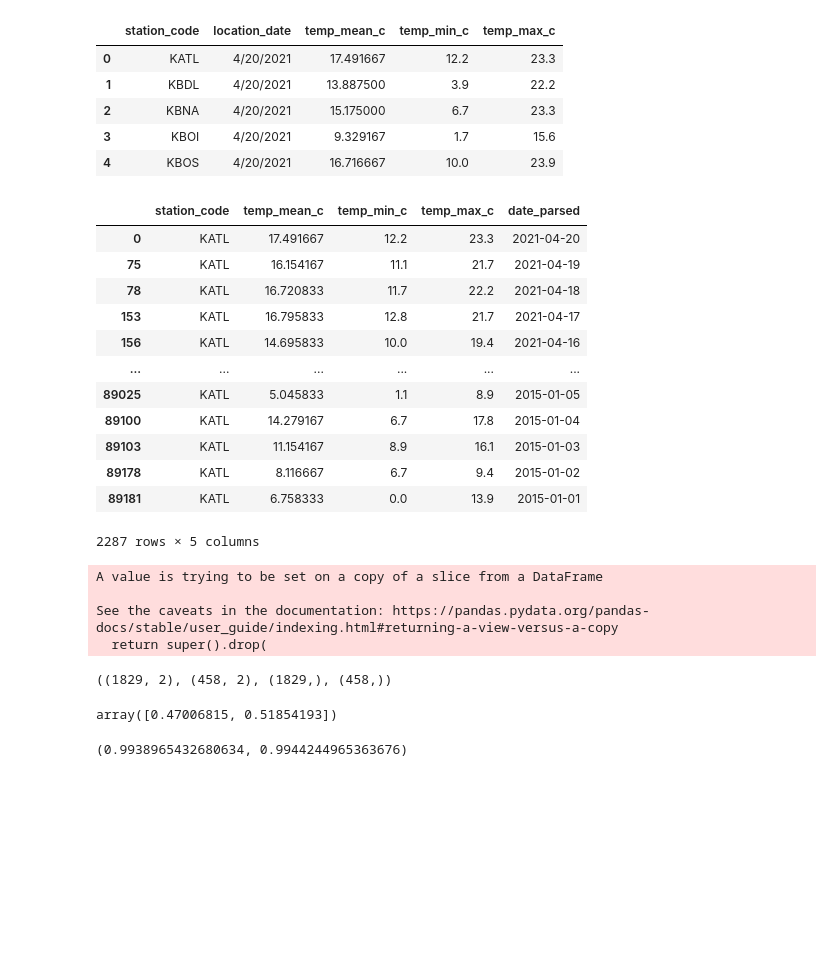
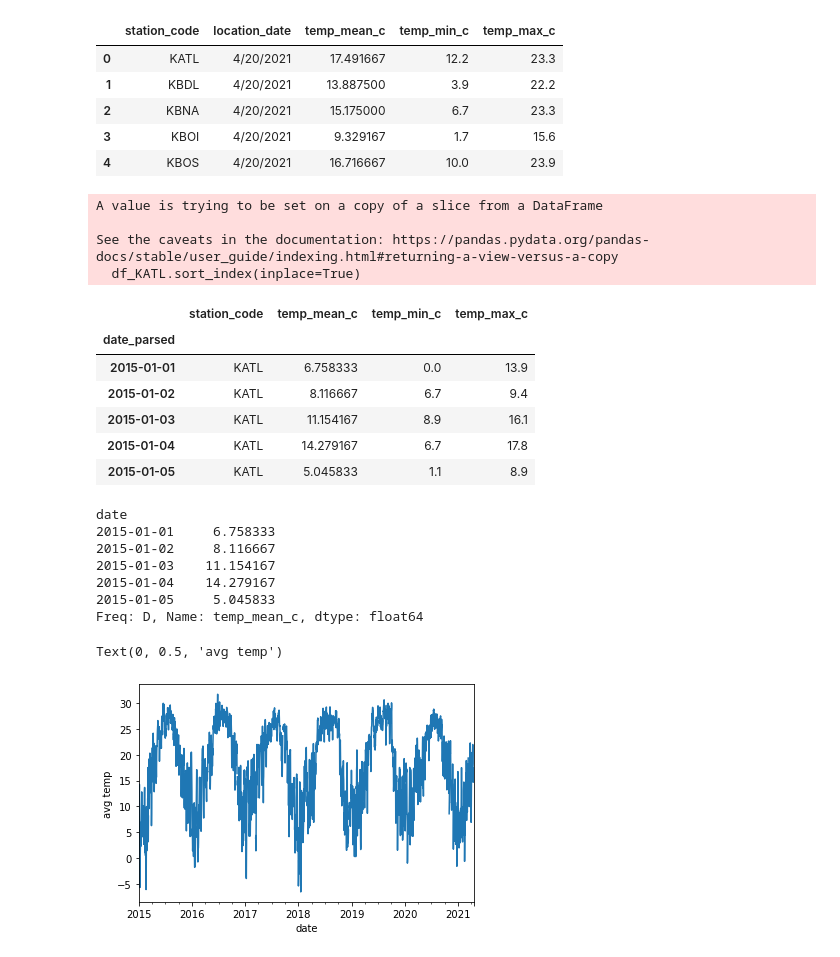
Before and after one commit to cadenforrest/weather, a Jupyter notebook: weather.ipynb, the cells around one changed output. Saved outputs shown, nothing was run; the diff lists cells and outputs as text; code cells hidden in the pictures; blank space fills up the shorter version.

```diff
--- a/weather.ipynb
+++ b/weather.ipynb
@@ -65,50 +65,20 @@ dftemp.drop(columns=['location_date'], inplace=True)
 # %%
 #group by station
 grouped = dftemp.groupby(dftemp.station_code)
 df_KATL = grouped.get_group("KATL")
-df_KATL
+#sort by date
+df_KATL.set_index('date_parsed', inplace=True)
+df_KATL.sort_index(inplace=True)
+df_KATL.head()
 # %% [output]
+A value is trying to be set on a copy of a slice from a DataFrame
+
+See the caveats in the documentation: https://pandas.pydata.org/pandas-docs/stable/user_guide/indexing.html#returning-a-view-versus-a-copy
+  df_KATL.sort_index(inplace=True)
-|  | station_code | temp_mean_c | temp_min_c | temp_max_c | date_parsed |
-| 0 | KATL | 17.491667 | 12.2 | 23.3 | 2021-04-20 |
-| 75 | KATL | 16.154167 | 11.1 | 21.7 | 2021-04-19 |
-| 78 | KATL | 16.720833 | 11.7 | 22.2 | 2021-04-18 |
-| 153 | KATL | 16.795833 | 12.8 | 21.7 | 2021-04-17 |
-| 156 | KATL | 14.695833 | 10.0 | 19.4 | 2021-04-16 |
-| ... | ... | ... | ... | ... | ... |
-| 89025 | KATL | 5.045833 | 1.1 | 8.9 | 2015-01-05 |
-| 89100 | KATL | 14.279167 | 6.7 | 17.8 | 2015-01-04 |
-| 89103 | KATL | 11.154167 | 8.9 | 16.1 | 2015-01-03 |
-| 89178 | KATL | 8.116667 | 6.7 | 9.4 | 2015-01-02 |
-| 89181 | KATL | 6.758333 | 0.0 | 13.9 | 2015-01-01 |
+|  | station_code | temp_mean_c | temp_min_c | temp_max_c |
+| date_parsed |  |  |  |  |
+| 2015-01-01 | KATL | 6.758333 | 0.0 | 13.9 |
+| 2015-01-02 | KATL | 8.116667 | 6.7 | 9.4 |
+| 2015-01-03 | KATL | 11.154167 | 8.9 | 16.1 |
+| 2015-01-04 | KATL | 14.279167 | 6.7 | 17.8 |
+| 2015-01-05 | KATL | 5.045833 | 1.1 | 8.9 |
-2287 rows × 5 columns
-# %%
-y = df_KATL.temp_mean_c.values
-df_KATL.drop(columns=['temp_mean_c', 'date_parsed', 'station_code'], inplace=True)
-x = df_KATL.values
-# %% [output]
-A value is trying to be set on a copy of a slice from a DataFrame
-
-See the caveats in the documentation: https://pandas.pydata.org/pandas-docs/stable/user_guide/indexing.html#returning-a-view-versus-a-copy
-  return super().drop(
-# %%
-from sklearn.model_selection import train_test_split
-
-xtrain, xtest, ytrain, ytest = train_test_split(x, y, test_size = 0.2, random_state=1)
-
-xtrain.shape, xtest.shape, ytrain.shape, ytest.shape
-# %% [output]
-((1829, 2), (458, 2), (1829,), (458,))
-# %%
-#make linear regression
-from sklearn import linear_model
-
-reg = linear_model.LinearRegression()
-reg.fit(xtrain, ytrain)
-reg.coef_
-# %% [output]
-array([0.47006815, 0.51854193])
-# %%
-#check score on train and test sets. best possible = 1.0
-reg.score(xtrain, ytrain), reg.score(xtest, ytest)
-# %% [output]
-(0.9938965432680634, 0.9944244965363676)
@@ -116,0 +85,19 @@ reg.score(xtrain, ytrain), reg.score(xtest, ytest)
+# %%
+y = df_KATL.temp_mean_c
+y.index.name = 'date'
+y = y.resample('1D').last()
+y.head()
+# %% [output]
+date
+2015-01-01     6.758333
+2015-01-02     8.116667
+2015-01-03    11.154167
+2015-01-04    14.279167
+2015-01-05     5.045833
+Freq: D, Name: temp_mean_c, dtype: float64
+# %%
+ax = y.plot()
+ax.set_ylabel('avg temp')
+# %% [output]
+Text(0, 0.5, 'avg temp')
+[figure, added]
```
Also changed, not shown: parts of 4 cells of this notebook, 1 other file.
